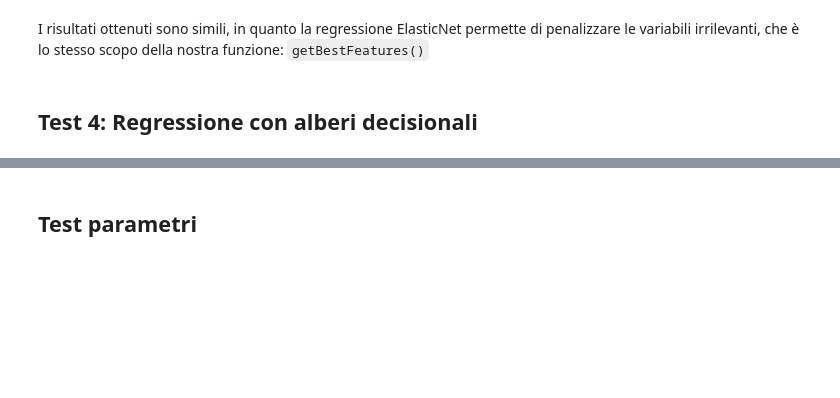
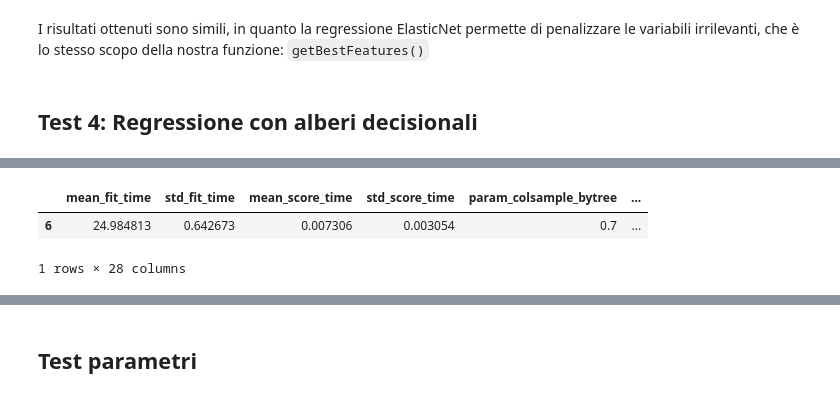
Before and after one commit to Morlenza/Nasdaq_prediction, a Jupyter notebook: PredizioneNasdaq.ipynb, the cells around one changed output, grey strips where cells are left out. Saved outputs shown, nothing was run; the diff lists cells and outputs as text; code cells hidden in the pictures; blank space fills up the shorter version.

```diff
--- a/PredizioneNasdaq.ipynb
+++ b/PredizioneNasdaq.ipynb
@@ -549,0 +588,19 @@ from xgboost import XGBRegressor
+# %%
+xgb1 = XGBRegressor()
+parameters = {'nthread':[8], #when use hyperthread, xgboost may become slower
+              'objective':['reg:linear'],
+              'learning_rate': [.03, 0.05, .07], #so called `eta` value
+              'max_depth': [5, 6, 7],
+              'min_child_weight': [4],
+              'silent': [1],
+              'subsample': [0.7],
+              'colsample_bytree': [0.7],
+              'n_estimators': [500]}
+
+xgb_grid = GridSearchCV(xgb1,
+                        parameters,
+                        cv = tss,
+                        n_jobs =-1,
+                        scoring=roi_scorer)
+
+xgb_grid.fit(X,y)
@@ -550,2 +632,8 @@ from xgboost import XGBRegressor
+# %%
+pd.DataFrame(xgb_grid.cv_results_).sort_values("mean_test_score", ascending=False).head(1)
+# %% [output]
+|  | mean_fit_time | std_fit_time | mean_score_time | std_score_time | param_colsample_bytree | ... |
+| 6 | 24.984813 | 0.642673 | 0.007306 | 0.003054 | 0.7 | ... |
+1 rows × 28 columns
 # %%
 X, y = prepare_data(new_features, delta)
```
Also changed, not shown: parts of 32 cells of this notebook, 6 other files.
